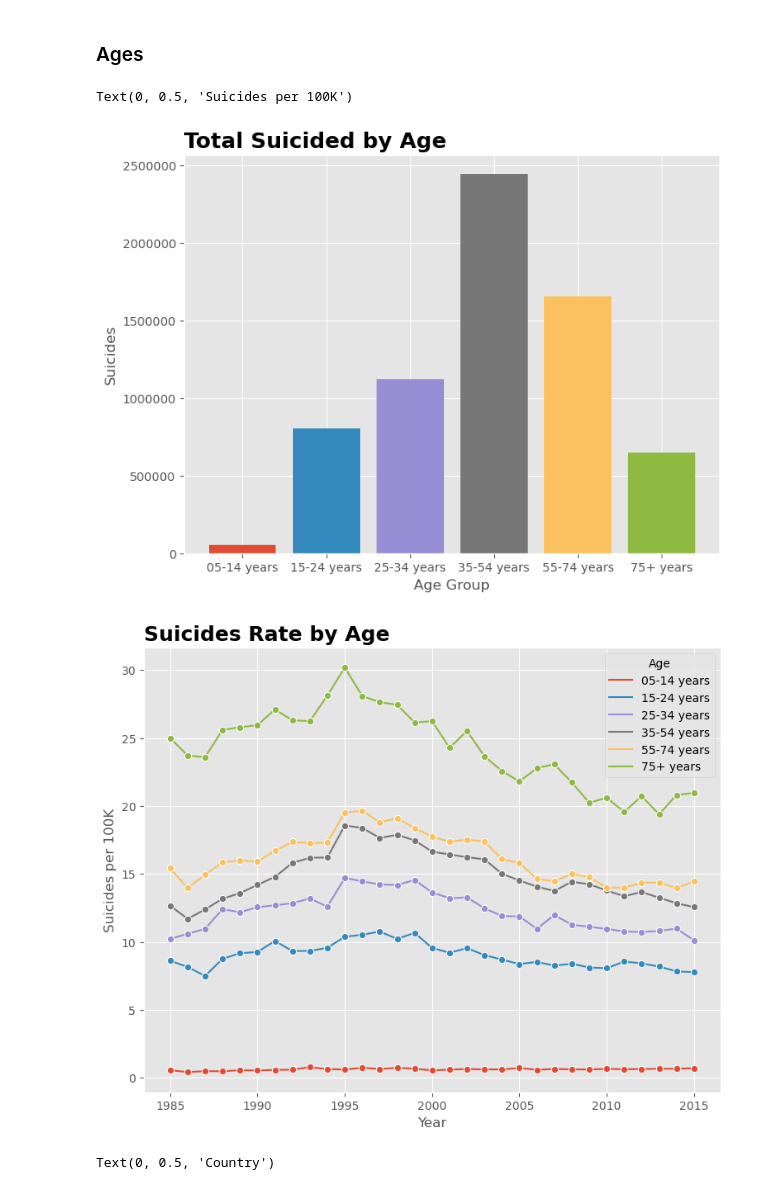
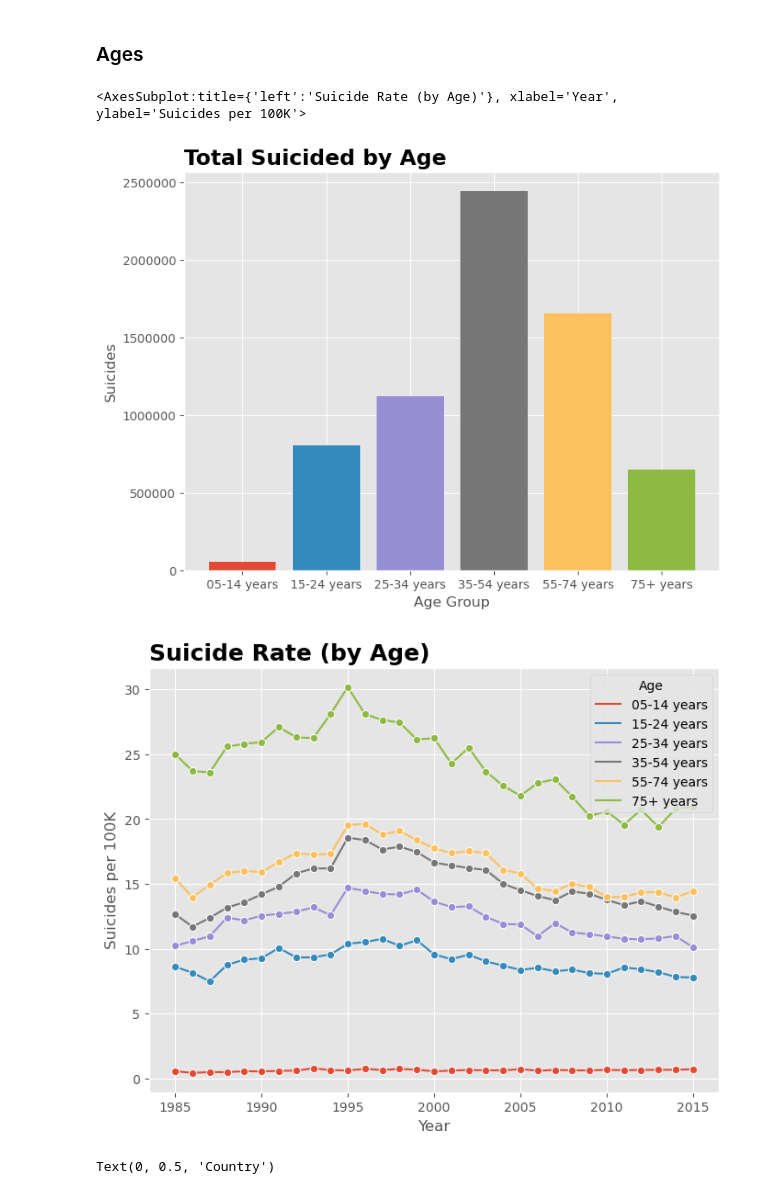
Before and after one commit to JaimeVRodriguez/suicide_rates_eda, a Jupyter notebook: notebooks/suicide_rate_eda.ipynb, the cells around one changed output. Drawn from its saved outputs; the diff is of its cells as text; code cells hidden in the pictures.

```diff
--- a/notebooks/suicide_rate_eda.ipynb
+++ b/notebooks/suicide_rate_eda.ipynb
@@ -147,33 +127,17 @@ Text(0, 0.5, 'Suicides per 100K')
 # %% [markdown]
 ### Ages
-# %%
-# ages = data.groupby(['Year', 'Age']).agg('mean').reset_index()
-ages_grouped = data.groupby('Age').sum().sort_values('Age', ascending=True).reset_index()
-
-fig, ax = plt.subplots(figsize=(8,6))
-ax.ticklabel_format(useOffset=False, style='plain', axis='y')
-
-ax.bar(ages_grouped.Age, ages_grouped.Suicides, color=colors)
-
-ax.set_title('Total Suicided by Age', loc='left', fontsize=18, fontweight='bold')
-ax.set_xlabel('Age Group', fontsize=12, fontweight='medium')
-ax.set_ylabel('Suicides', fontsize=12, fontweight='medium')
-
-
-
-ages = data.groupby(['Year', 'Age']).agg('mean').reset_index()
-
-fig, ax = plt.subplots(figsize=(9,7))
-
-sns.lineplot(x='Year', y='Suicides_per_100K', hue='Age', ax=ax, data=ages, marker='o')
-ax.set_title('Suicides Rate by Age', loc='left', fontsize=18, fontweight='bold')
-
-ax.set_xlabel('Year', fontsize=12, fontweight='medium')
-ax.set_ylabel('Suicides per 100K', fontsize=12, fontweight='medium')
-# %% [output]
-Text(0, 0.5, 'Suicides per 100K')
-[figure, removed]
-[figure, removed]
+# %%
+# Bar plot for total suicides by age
+ages_grouped = aggregate.column_total(data, 'Age').sort_values('Age', ascending=True)
+plot.bar_plot(ages_grouped, 'Age', 'Suicides', colors)
+
+# Line plot for mean by age
+ages = aggregate.coloumn_mean(data, ['Year', 'Age'])
+plot.line_plot(ages, 'Year', 'Suicides_per_100K', 'Suicide Rate (by Age)', 'Year', 'Suicides per 100K', 'Age')
+# %% [output]
+<AxesSubplot:title={'left':'Suicide Rate (by Age)'}, xlabel='Year', ylabel='Suicides per 100K'>
+[figure, added]
+[figure, added]
 # %%
 high_five = country_total.sort_values('Suicides', ascending=False)[:5]
 
```
Also changed, not shown: parts of 9 cells of this notebook, 3 other files.
